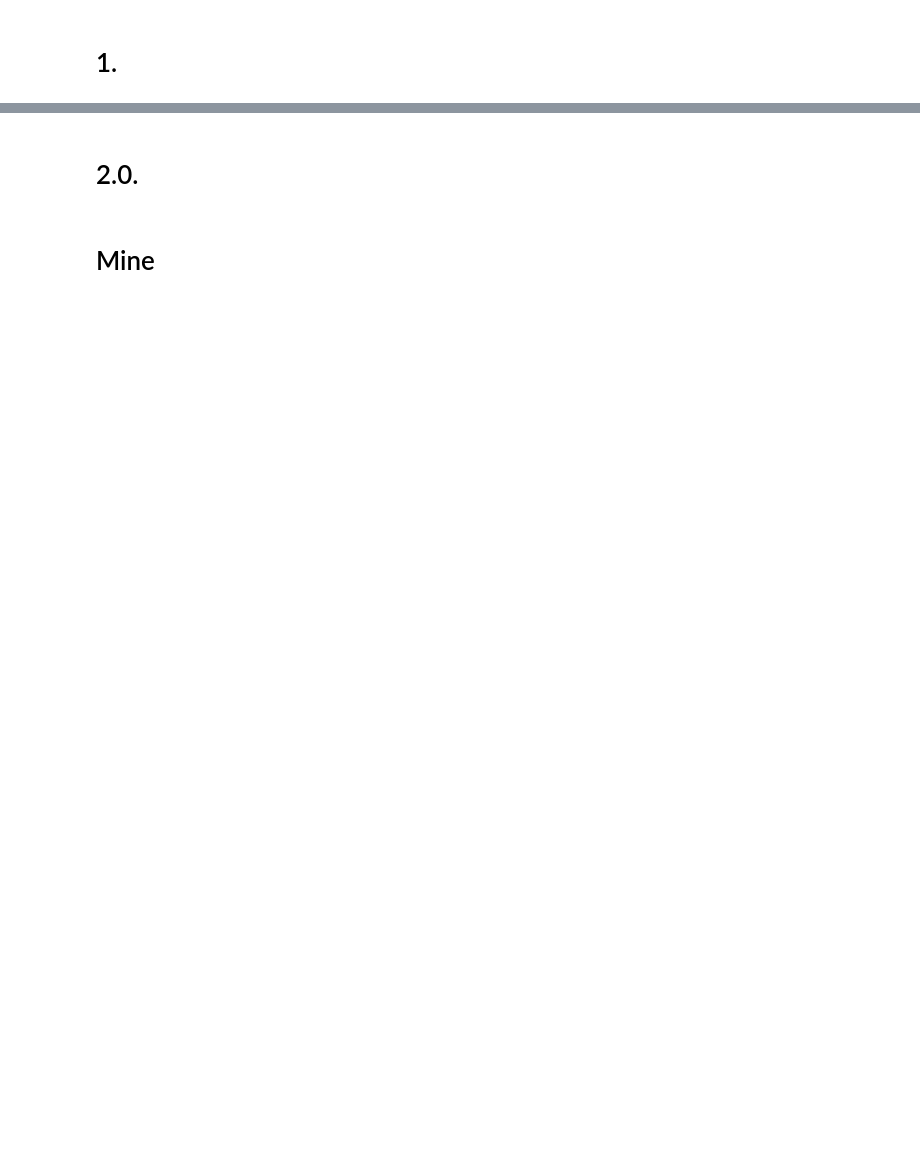
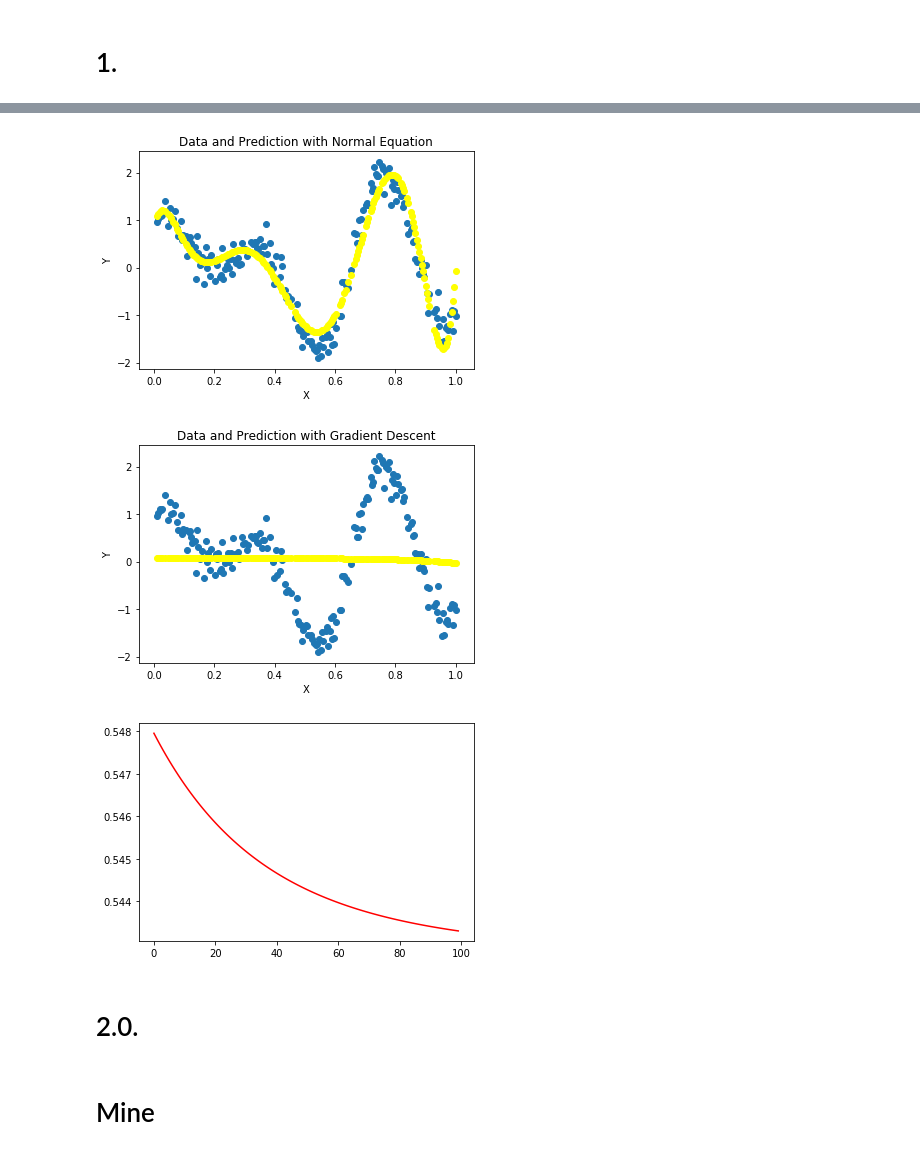
Before and after one commit to aaBadri/regression-models, a Jupyter notebook: linear-regression.ipynb, the cells around one changed output, grey strips where cells are left out. Cells and saved outputs as stored; diff of their text form; code cells hidden in the pictures; blank space fills up the shorter version.

Commit message:
Add normal equation function

```diff
--- a/linear-regression.ipynb
+++ b/linear-regression.ipynb
@@ -29,13 +31,14 @@ def hypothesis(theta, x):
     return h
 
 def computeCost(x, y, theta,reg_lambda):
-
     errors = hypothesis(theta, x)-y
     reg = np.sum(theta**2)
 
     return (1/(2*len(y)))*np.sum(errors**2)  + reg_lambda*reg
 
 def normal_equation(x,y,order):
+#     print(x)
+#     print(y)
     theta = []
     d = {}
     d['x' + str(0)] = np.ones([1,len(x_train)])[0]
@@ -43,6 +46,10 @@ def normal_equation(x,y,order):
         d['x' + str(i)] = x ** (i)
     d = OrderedDict(sorted(d.items(), key=lambda t: t[0]))
     X = np.column_stack(d.values())
+#     print(d)
+#     print(X)
+#     print(len(X))
+#     print(len(X[0]))
     theta = np.matmul(np.matmul(linalg.pinv(np.matmul(np.transpose(X),X)), np.transpose(X)), y)
     return theta
 
@@ -51,53 +58,58 @@ def gradient_descent(x,y,order,numIters,learningRate,reg_lambda):
     costs = []
     theta = []
     d = {}
-    d['x' + str(0)] = np.ones([1,len(x_train)])[0]
+    d['x' + str(0)] = np.ones([1,len(x)])[0]
     for i in np.arange(1, order+1):
-        d['x' + str(i)] = standardize(x ** (i))
+        d['x' + str(i)] = x ** (i)
 
     d = OrderedDict(sorted(d.items(), key=lambda t: t[0]))
-    print("d",d)
     X = np.column_stack(d.values())
-    for i in range(0,len(X)):
-        print("x",i,x[i])
-        print("X",i,X[i])
     m = len(x)
     theta = np.zeros(order + 1)
 
     for i in range(numIters):
         h = hypothesis(theta, x)
         errors = h-y
         theta = theta - (learningRate * (1/m)*np.dot(errors, X))
         cost = computeCost(x, y, theta,reg_lambda)
         costs.append(cost)
     return theta,costs
 
 def regression(x,y,method = 'ne', order = 1, numIters = 20, learningRate = 0.01,reg_lambda=0):
 
     theta = []
     costs = []
     if method == 'ne':
         theta = normal_equation(x,y,order)
     elif method == 'gd':
         theta, costs = gradient_descent(x,y,order,numIters,learningRate,reg_lambda)
-    print("theta ",theta)
-    plt.scatter(x, y, color='blue')
-    y_ = theta[0]
+
+    y_ = np.full(len(x), theta[0],dtype = float)
     for i in np.arange(1, len(theta)):
-        y_ += theta[i] * x ** i
-#     print(y_)
-    plt.plot(x,y_ , color='red')
-    plt.title('Data and Prediction')
+        y_ += theta[i]*(x ** i)
+
+    plt.scatter(x, y)
+    plt.scatter(x,y_ , color='red')
+    method_name = 'Normal Equation' if method=='ne' else 'Gradient Descent'
+    plt.title('Data and Prediction with '+method_name)
     plt.xlabel('X')
     plt.ylabel('Y')
     plt.show()
+    if method=='gd':
+        plt.plot(np.arange(numIters), costs, 'r')
+        plt.show()
     return theta,costs
 
-x = df.iloc[:, 0:1].values
+x = df.iloc[:, 0].values
 y = df.iloc[:, 1].values
 x_train, x_test, y_train, y_test = model_selection.train_test_split(x, y, test_size=0.2, random_state=0)
-
-theta,costs = regression(method = 'gd', order = 6, numIters = 100, learningRate = 0.01,reg_lambda=0,x=x_train,y=y_train)
+# print(x_train)
+theta,_ = regression(method = 'ne', order = 7, numIters = 100, learningRate = 0.01,reg_lambda=0,x=x_train,y=y_train)
+theta,costs = regression(method = 'gd', order = 7, numIters = 100, learningRate = 0.01,reg_lambda=0,x=x_train,y=y_train)
+# %% [output]
+[figure, added]
+[figure, added]
+[figure, added]
 # %% [markdown]
 # 2.0.
 # %%
```
Also changed, not shown: parts of 1 cell of this notebook.
